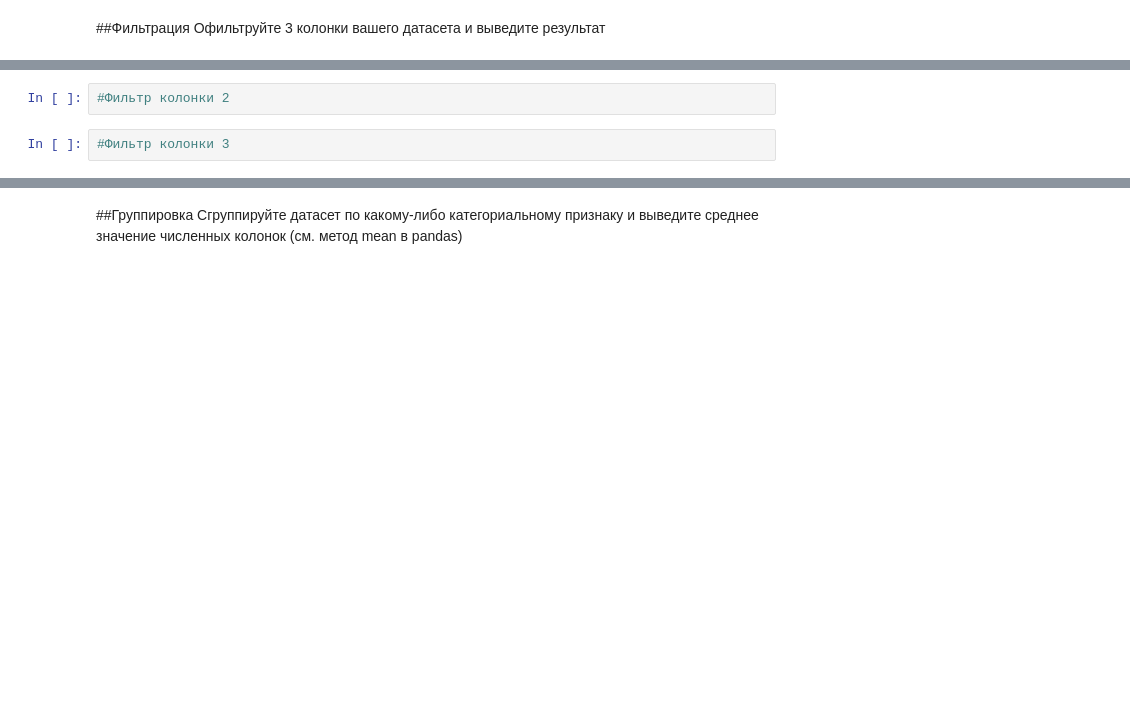
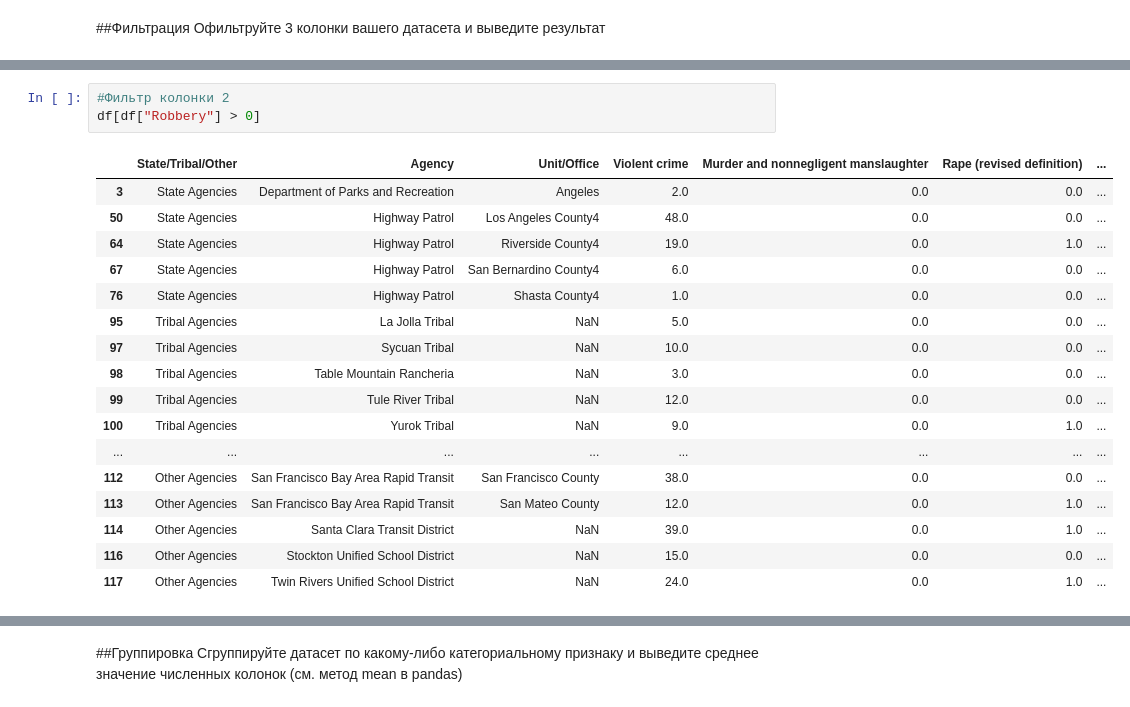
Before and after one commit to Artorius81/labs_ml_basov, a Jupyter notebook: labs/Задание_1_Басов.ipynb, the cells around one changed output, grey strips where cells are left out. Saved outputs shown, nothing was run; the diff lists cells and outputs as text; blank space fills up the shorter version.

```diff
--- a/labs/Задание_1_Басов.ipynb
+++ b/labs/Задание_1_Басов.ipynb
@@ -152,4 +176,21 @@ KeyError: ignored
 # %%
 #Фильтр колонки 2
+df[df["Robbery"] > 0]
+# %% [output]
+|  | State/Tribal/Other | Agency | Unit/Office | Violent crime | Murder and nonnegligent manslaughter | Rape (revised definition) | ... |
+| 3 | State Agencies | Department of Parks and Recreation | Angeles | 2.0 | 0.0 | 0.0 | ... |
+| 50 | State Agencies | Highway Patrol | Los Angeles County4 | 48.0 | 0.0 | 0.0 | ... |
+| 64 | State Agencies | Highway Patrol | Riverside County4 | 19.0 | 0.0 | 1.0 | ... |
+| 67 | State Agencies | Highway Patrol | San Bernardino County4 | 6.0 | 0.0 | 0.0 | ... |
+| 76 | State Agencies | Highway Patrol | Shasta County4 | 1.0 | 0.0 | 0.0 | ... |
+| 95 | Tribal Agencies | La Jolla Tribal | NaN | 5.0 | 0.0 | 0.0 | ... |
+| 97 | Tribal Agencies | Sycuan Tribal | NaN | 10.0 | 0.0 | 0.0 | ... |
+| 98 | Tribal Agencies | Table Mountain Rancheria | NaN | 3.0 | 0.0 | 0.0 | ... |
+| 99 | Tribal Agencies | Tule River Tribal | NaN | 12.0 | 0.0 | 0.0 | ... |
+| 100 | Tribal Agencies | Yurok Tribal | NaN | 9.0 | 0.0 | 1.0 | ... |
+| ... | ... | ... | ... | ... | ... | ... | ... |
+| 112 | Other Agencies | San Francisco Bay Area Rapid Transit | San Francisco County | 38.0 | 0.0 | 0.0 | ... |
+| 113 | Other Agencies | San Francisco Bay Area Rapid Transit | San Mateo County | 12.0 | 0.0 | 1.0 | ... |
+| 114 | Other Agencies | Santa Clara Transit District | NaN | 39.0 | 0.0 | 1.0 | ... |
+| 116 | Other Agencies | Stockton Unified School District | NaN | 15.0 | 0.0 | 0.0 | ... |
+| 117 | Other Agencies | Twin Rivers Unified School District | NaN | 24.0 | 0.0 | 1.0 | ... |
-# %%
-#Фильтр колонки 3
```
Also changed, not shown: parts of 4 cells of this notebook.
